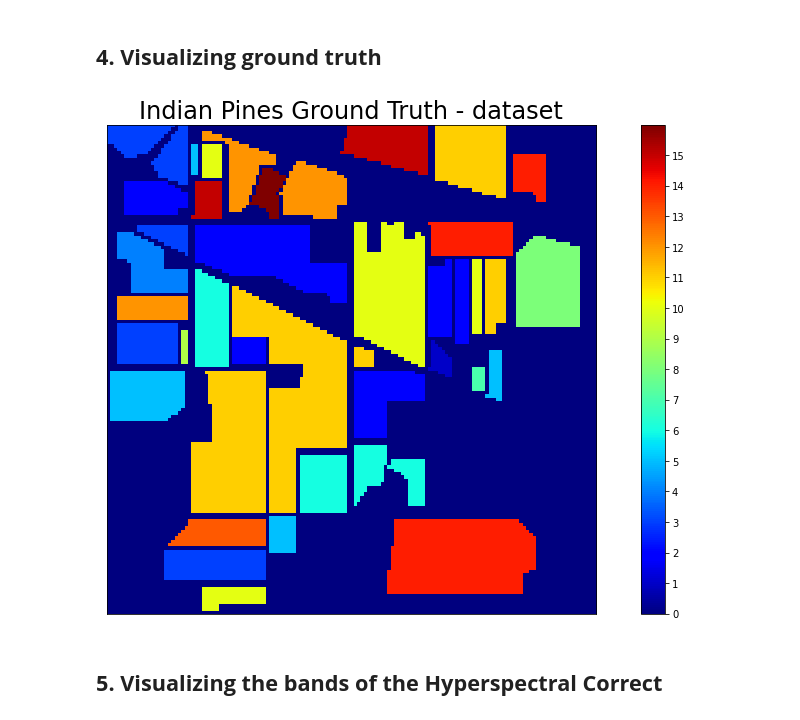
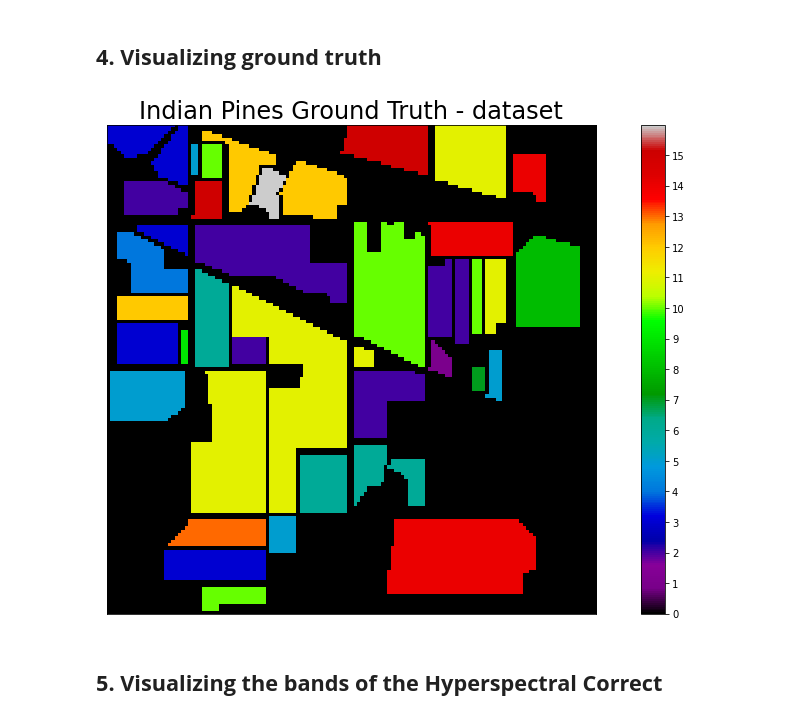
Before and after one commit to LipeBuiles/Hyperspectral-Remote-Sensing-Scenes, a Jupyter notebook: Hyperspectral Remote Sensing Scenes.ipynb, the cells around one changed output. Cells and saved outputs as stored; diff of their text form; code cells hidden in the pictures.

Commit message:
Code update to functions and cmap with nipy_spectral

```diff
--- a/Hyperspectral Remote Sensing Scenes.ipynb
+++ b/Hyperspectral Remote Sensing Scenes.ipynb
@@ -87,6 +93,7 @@ Dictionary Indian Pines Correct: dict_keys(['__header__', '__version__', '__glob
 Dictionary Indian Pines Ground truth: dict_keys(['__header__', '__version__', '__globals__', 'indian_pines_corrected'])
 # %%
 # Read the dataset
-dataset_correct = scipy.io.loadmat('Indian_pines_corrected.mat')['indian_pines_corrected']
-dataset_gt = scipy.io.loadmat('Indian_pines_gt.mat')['indian_pines_gt']
-print(f'Correct: {dataset_correct.shape}\nGround Truth: {dataset_gt.shape}')
+def dataset(correct, gt):
+  dataset_correct = scipy.io.loadmat('Indian_pines_corrected.mat')['indian_pines_corrected']
+  dataset_gt = scipy.io.loadmat('Indian_pines_gt.mat')['indian_pines_gt']
+  return dataset_correct, dataset_gt
@@ -95,0 +100,3 @@ Ground Truth: (145, 145)
+# %%
+dataset_correct, dataset_gt = dataset(correct, gt)
+print(f'Correct: {dataset_correct.shape}\nGround Truth: {dataset_gt.shape}')
@@ -104,11 +114,11 @@ print(type(dataset_gt))
 # %%
 # Display of the "Ground truth" image
 plt.figure(figsize=(16, 9))
-plt.imshow(dataset_gt, cmap="jet")
+plt.imshow(dataset_gt, cmap="nipy_spectral")
 plt.title('Indian Pines Ground Truth - dataset', fontsize=24)
 plt.colorbar(ticks= range(0,16))
 plt.xticks([])
 plt.yticks([])
 plt.show()
 # %% [output]
-[figure, old version]
+[figure, new version]
```
Also changed, not shown: parts of 20 cells of this notebook.
